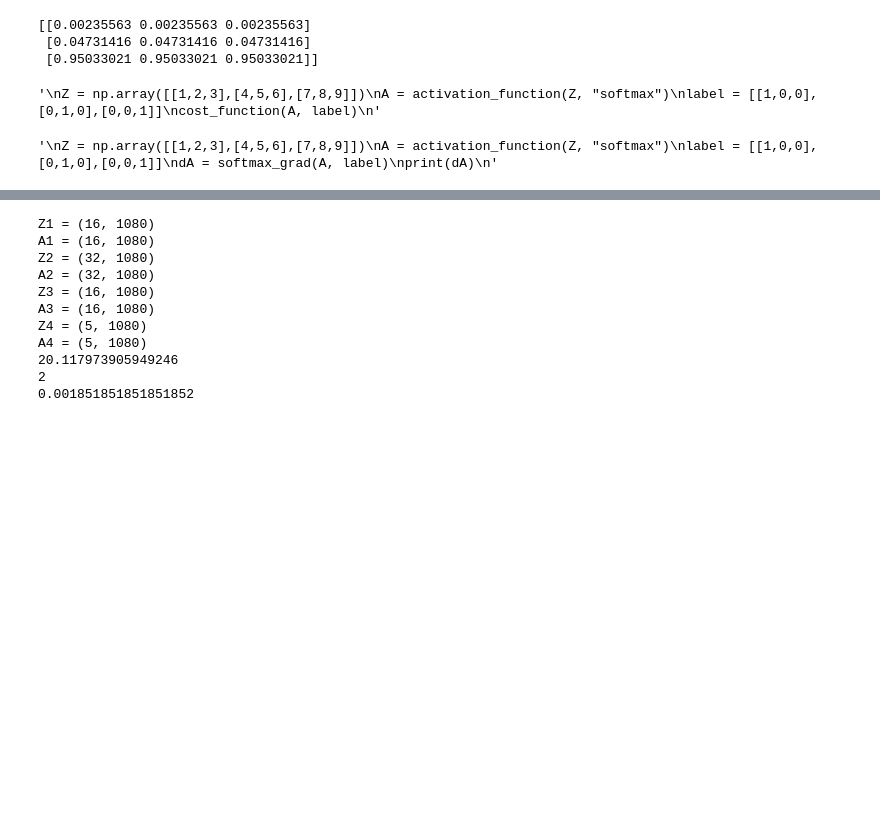
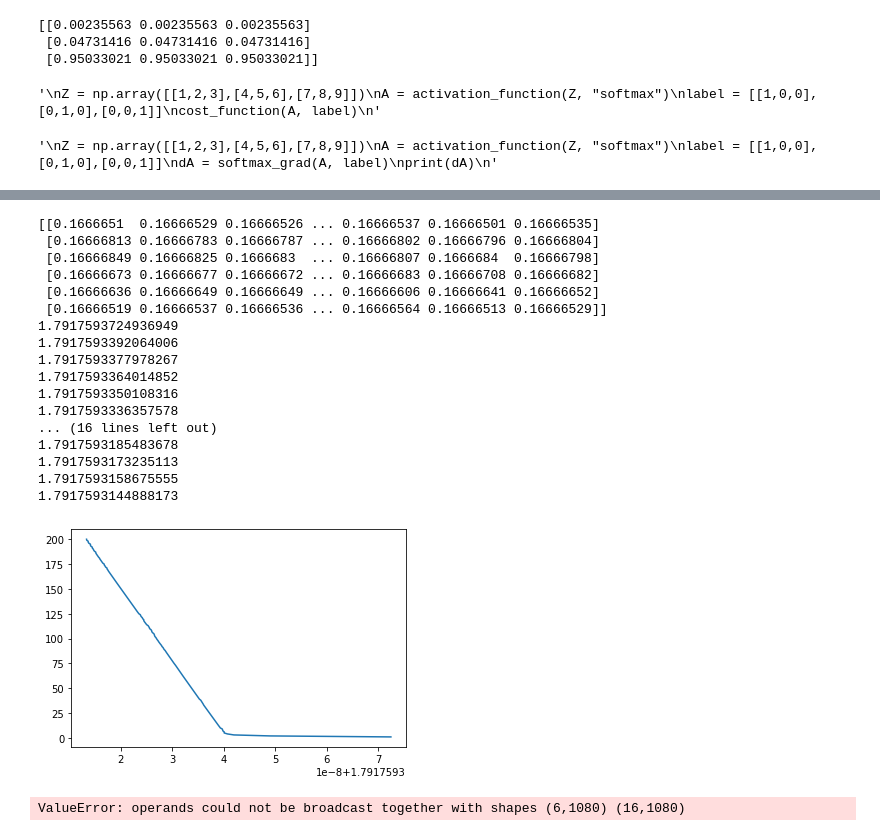
Before and after one commit to aneesh-shetye/softmax_in_numpy, a Jupyter notebook: Untitled.ipynb, the cells around one changed output, grey strips where cells are left out. Drawn from its saved outputs; the diff is of its cells as text; code cells hidden in the pictures; blank space fills up the shorter version.

```diff
--- a/Untitled.ipynb
+++ b/Untitled.ipynb
@@ -89,12 +88,13 @@ def training_model(no_of_layers, nL, X, Y, learning_rate, EPOCHS):
     results={"A0":X}
 
     Z = {}
+    cost =[]
     #initializing parameters:
     for l in range(1, no_of_layers):
         param["W" + str(l)], param["b" + str(l)] = initialization(nL[l],nL[l-1])
         W = param["W" + str(l)]
         x = W.shape
-        print("W"+str(l)+" = "+ str(x))
+        #print("W"+str(l)+" = "+ str(x))
 
     for epochs in range(EPOCHS):
         for l in range(1, no_of_layers-1):
@@ -120,6 +120,8 @@ def training_model(no_of_layers, nL, X, Y, learning_rate, EPOCHS):
             ################################
         Z["Z" + str(no_of_layers-1)] = forward_prop(results["A" + str(no_of_layers-2 )], param["W"+str(no_of_layers-1)], param["b"+str(no_of_layers-1)])
         results["A"+ str(no_of_layers-1)] = activation_function( Z["Z"+ str(no_of_layers-1)], activation="softmax")
+        if epochs%100 == 0:
+            print(results["A"+ str(no_of_layers-1)])
             ##############################
         '''
         z = Z["Z"+ str(no_of_layers-1)]
@@ -135,10 +137,10 @@ def training_model(no_of_layers, nL, X, Y, learning_rate, EPOCHS):
             #################################
         #finding cost:
 
-        cost = cost_function(results["A"+ str(no_of_layers-1)], Y)
-
-        if epochs%500 == 0:
-            print(cost)
+        cost_ = cost_function(results["A"+ str(no_of_layers-1)], Y)
+        cost.append(cost_)
+        if epochs%10 == 0:
+            print(cost_)
 
         #backward prop :
         grads = {}
@@ -167,14 +169,18 @@ def training_model(no_of_layers, nL, X, Y, learning_rate, EPOCHS):
             shape3 = grads["db"+str(l)].shape
             print("db"+str(l)+" = "+ str(shape3))
 
-            '''
-
+              if epochs%10 == 0:
+                print(grads["dW"+str(l)])
+                print("\n")
+                '''
         # updating the parameters:
 
         for l in range(1,no_of_layers):
             param["W"+str(l)] = param["W"+str(l)] - learning_rate*grads["dW"+str(l)]
             param["b"+str(l)] = param["b"+str(l)] - learning_rate*grads["db"+str(l)]
 
+    plt.plot(cost,range(1,1))
+
     return param
 # %%
 import h5py
@@ -196,5 +214,24 @@ for y in range(Y_train.shape[1]):
 # %%
-nL = [X_train.shape[0], 16, 32, 16, 5]
-params = training_model(5, nL, X_train, Y_train, learning_rate=0.1, EPOCHS=1000)
+nL = [X_train.shape[0],256,128, 32, 16,6]
+params = training_model(6, nL, X_train, Y_train, learning_rate=0.1, EPOCHS=200 )
+# %% [output]
+[[0.1666651  0.16666529 0.16666526 ... 0.16666537 0.16666501 0.16666535]
+ [0.16666813 0.16666783 0.16666787 ... 0.16666802 0.16666796 0.16666804]
+ [0.16666849 0.16666825 0.1666683  ... 0.16666807 0.1666684  0.16666798]
+ [0.16666673 0.16666677 0.16666672 ... 0.16666683 0.16666708 0.16666682]
+ [0.16666636 0.16666649 0.16666649 ... 0.16666606 0.16666641 0.16666652]
+ [0.16666519 0.16666537 0.16666536 ... 0.16666564 0.16666513 0.16666529]]
+1.7917593724936949
+1.7917593392064006
+1.7917593377978267
+1.7917593364014852
+1.7917593350108316
+1.7917593336357578
+... (16 lines left out)
+1.7917593185483678
+1.7917593173235113
+1.7917593158675555
+1.7917593144888173
+[figure, added]
 # %%
 def predict(param,no_of_layers, nL, X, Y):
@@ -245,17 +283,7 @@ def predict(param,no_of_layers, nL, X, Y):
 # %%
-predict(params,5, nL, X_train, Y_train_orig)
+predict(params,5, nL, X_train, Y_train)
 # %% [output]
-Z1 = (16, 1080)
-A1 = (16, 1080)
-Z2 = (32, 1080)
-A2 = (32, 1080)
-Z3 = (16, 1080)
-A3 = (16, 1080)
-Z4 = (5, 1080)
-A4 = (5, 1080)
-20.117973905949246
-2
-0.001851851851851852
+ValueError: operands could not be broadcast together with shapes (6,1080) (16,1080)
 # %%
 AL = np.array([[2,3],[5,6],[8,9]])
 
```
Also changed, not shown: parts of 5 cells of this notebook.
